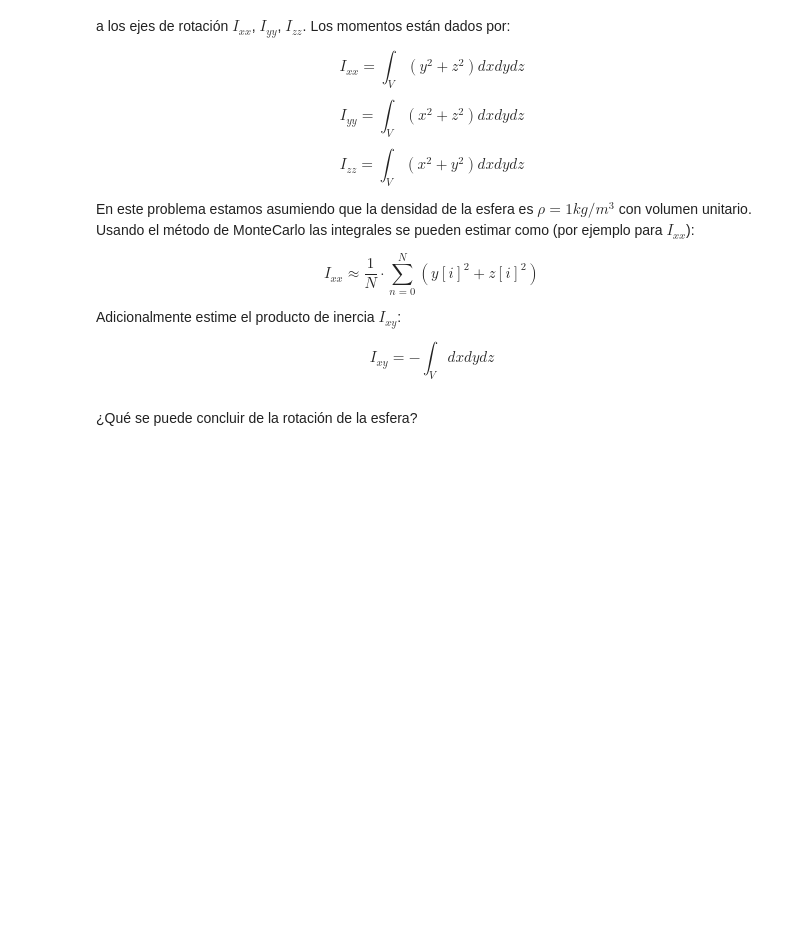
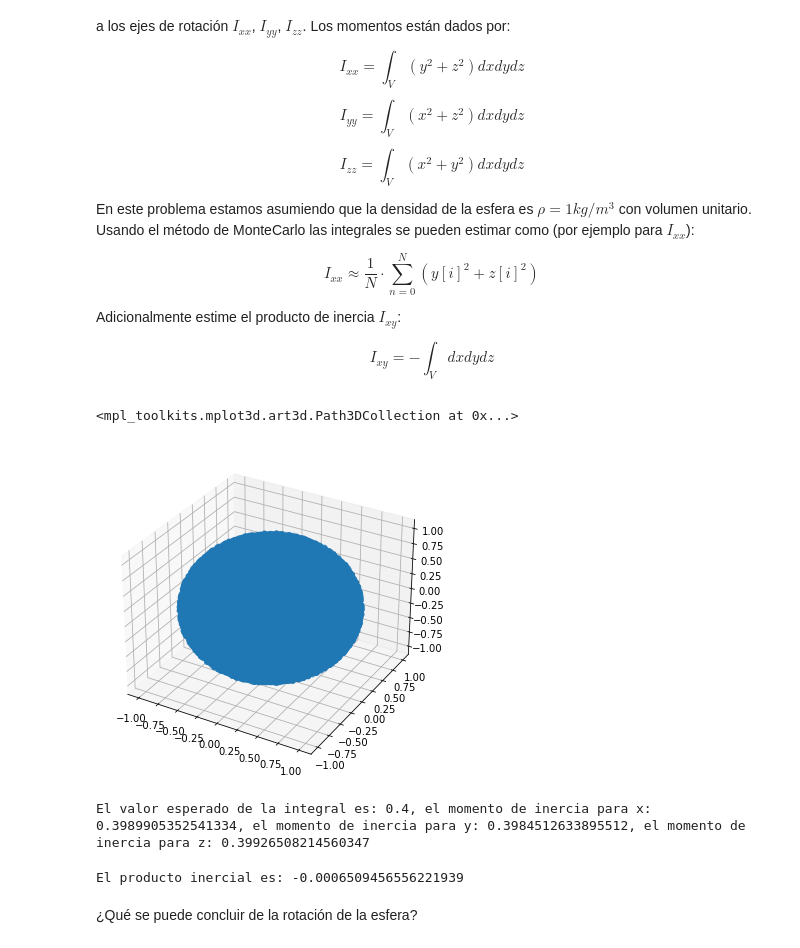
Before and after one commit to ThomasAnkhe/Metodos1_ClaudiaCuellar-ThomasAndrade, a Jupyter notebook: Segundo Parcial/Segundo Parcial.ipynb, the cells around one changed output. Drawn from its saved outputs; the diff is of its cells as text; code cells hidden in the pictures; blank space fills up the shorter version.

```diff
--- a/Segundo Parcial/Segundo Parcial.ipynb
+++ b/Segundo Parcial/Segundo Parcial.ipynb
@@ -335,3 +336,30 @@ $$I_{xx} \approx \frac{1}{N} \cdot \sum_{n = 0}^{N}(y[i]^2 + z[i]^2)$$
 Adicionalmente estime el producto de inercia $I_{xy}$:
 
 $$I_{xy} = - \int_{V}dxdydz$$
+# %%
+#Puntos aleatorios
+def CreateSphere(N,R=1):
+
+    Points = np.zeros((N,3))
+
+    for i in tqdm(range(N)):
+
+        phi = np.random.uniform(0,2*np.pi)
+        u = np.random.rand()
+        r = R*u**(1/3)
+        costheta = np.random.uniform(-1,1)
+        theta = np.arccos(costheta)
+
+        Points[i] = [r*np.cos(phi)*np.sin(theta),r*np.sin(phi)*np.sin(theta),r*np.cos(theta)]
+
+    return Points
+# %%
+N =100000
+Sphere = CreateSphere(N)
+# %%
+fig = plt.figure(figsize=(6,6))
+ax = fig.add_subplot(111,projection='3d')
+ax.scatter(Sphere[:,0],Sphere[:,1],Sphere[:,2])
+# %% [output]
+<mpl_toolkits.mplot3d.art3d.Path3DCollection at 0x...>
+[figure, added]
@@ -338,2 +404,10 @@ $$I_{xy} = - \int_{V}dxdydz$$
+# %%
+print("El valor esperado de la integral es: {}, el momento de inercia para x: {}, el momento de inercia para y: {}, el momento de inercia para z: {}".format((2/5),GetMomentum('x'),GetMomentum('y'),GetMomentum('z')))
+# %% [output]
+El valor esperado de la integral es: 0.4, el momento de inercia para x: 0.3989905352541334, el momento de inercia para y: 0.3984512633895512, el momento de inercia para z: 0.39926508214560347
+# %%
+print("El producto inercial es: {}".format(GetMomentum('xy')))
+# %% [output]
+El producto inercial es: -0.0006509456556221939
 # %% [markdown]
 ¿Qué se puede concluir de la rotación de la esfera?
```
Also changed, not shown: parts of 2 cells of this notebook.
